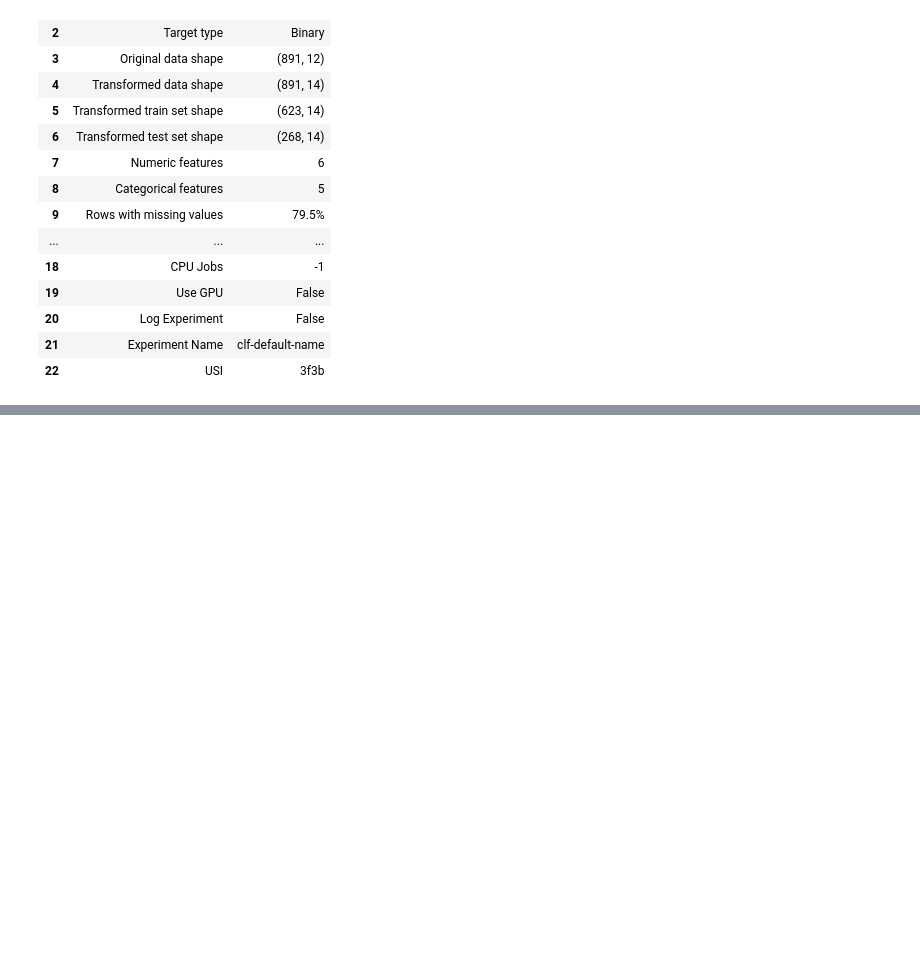
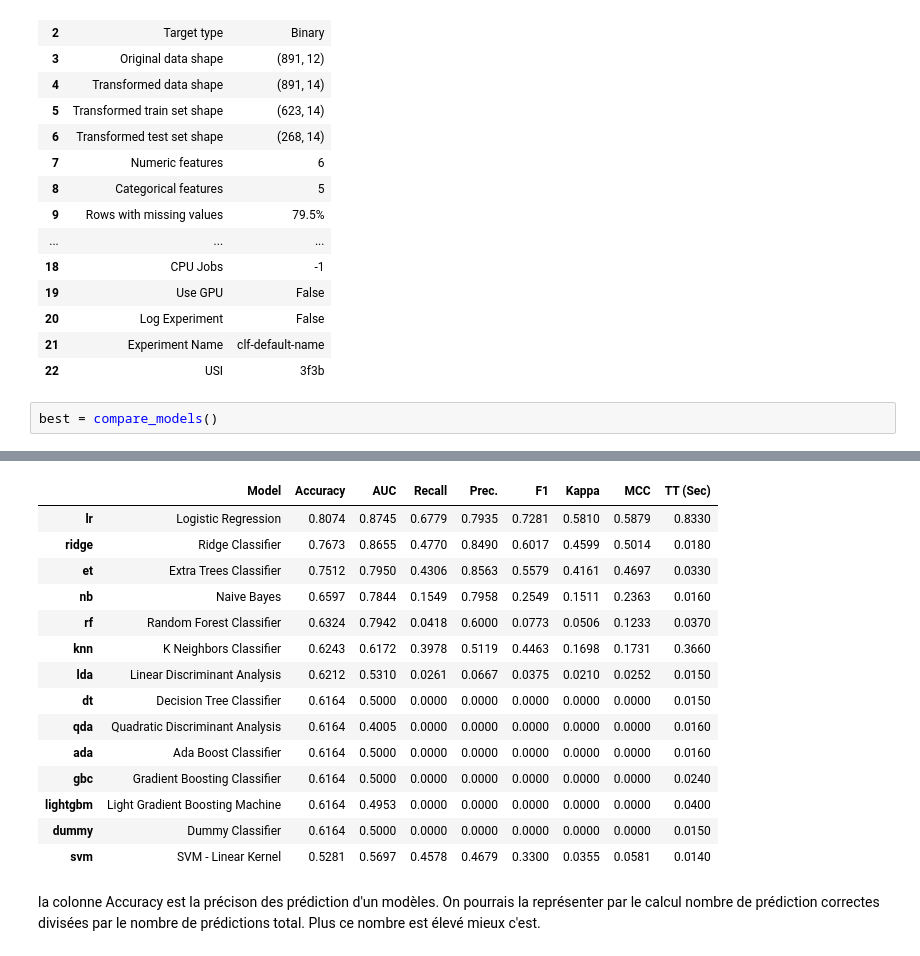
Before and after one commit to helio-aubrun/titanic-survival-rate, a Jupyter notebook: notebook.ipynb, the cells around one changed output, grey strips where cells are left out. Saved outputs shown, nothing was run; the diff lists cells and outputs as text; blank space fills up the shorter version.

Commit message:
entrainement et comparaison des modèles

```diff
--- a/notebook.ipynb
+++ b/notebook.ipynb
@@ -111,3 +111,6 @@ survivor_predictor = setup(data=df, target='Survived')
 | 20 | Log Experiment | False |
 | 21 | Experiment Name | clf-default-name |
 | 22 | USI | 3f3b |
+# %%
+best = compare_models()
+# %% [output]
@@ -113,0 +118,17 @@ survivor_predictor = setup(data=df, target='Survived')
+|  | Model | Accuracy | AUC | Recall | Prec. | F1 | Kappa | MCC | TT (Sec) |
+| lr | Logistic Regression | 0.8074 | 0.8745 | 0.6779 | 0.7935 | 0.7281 | 0.5810 | 0.5879 | 0.8330 |
+| ridge | Ridge Classifier | 0.7673 | 0.8655 | 0.4770 | 0.8490 | 0.6017 | 0.4599 | 0.5014 | 0.0180 |
+| et | Extra Trees Classifier | 0.7512 | 0.7950 | 0.4306 | 0.8563 | 0.5579 | 0.4161 | 0.4697 | 0.0330 |
+| nb | Naive Bayes | 0.6597 | 0.7844 | 0.1549 | 0.7958 | 0.2549 | 0.1511 | 0.2363 | 0.0160 |
+| rf | Random Forest Classifier | 0.6324 | 0.7942 | 0.0418 | 0.6000 | 0.0773 | 0.0506 | 0.1233 | 0.0370 |
+| knn | K Neighbors Classifier | 0.6243 | 0.6172 | 0.3978 | 0.5119 | 0.4463 | 0.1698 | 0.1731 | 0.3660 |
+| lda | Linear Discriminant Analysis | 0.6212 | 0.5310 | 0.0261 | 0.0667 | 0.0375 | 0.0210 | 0.0252 | 0.0150 |
+| dt | Decision Tree Classifier | 0.6164 | 0.5000 | 0.0000 | 0.0000 | 0.0000 | 0.0000 | 0.0000 | 0.0150 |
+| qda | Quadratic Discriminant Analysis | 0.6164 | 0.4005 | 0.0000 | 0.0000 | 0.0000 | 0.0000 | 0.0000 | 0.0160 |
+| ada | Ada Boost Classifier | 0.6164 | 0.5000 | 0.0000 | 0.0000 | 0.0000 | 0.0000 | 0.0000 | 0.0160 |
+| gbc | Gradient Boosting Classifier | 0.6164 | 0.5000 | 0.0000 | 0.0000 | 0.0000 | 0.0000 | 0.0000 | 0.0240 |
+| lightgbm | Light Gradient Boosting Machine | 0.6164 | 0.4953 | 0.0000 | 0.0000 | 0.0000 | 0.0000 | 0.0000 | 0.0400 |
+| dummy | Dummy Classifier | 0.6164 | 0.5000 | 0.0000 | 0.0000 | 0.0000 | 0.0000 | 0.0000 | 0.0150 |
+| svm | SVM - Linear Kernel | 0.5281 | 0.5697 | 0.4578 | 0.4679 | 0.3300 | 0.0355 | 0.0581 | 0.0140 |
+# %% [markdown]
+la colonne Accuracy est la précison des prédiction d'un modèles. On pourrais la représenter par le calcul nombre de prédiction correctes divisées par le nombre de prédictions total. Plus ce nombre est élevé mieux c'est.
```
Also changed, not shown: parts of 2 cells of this notebook.
